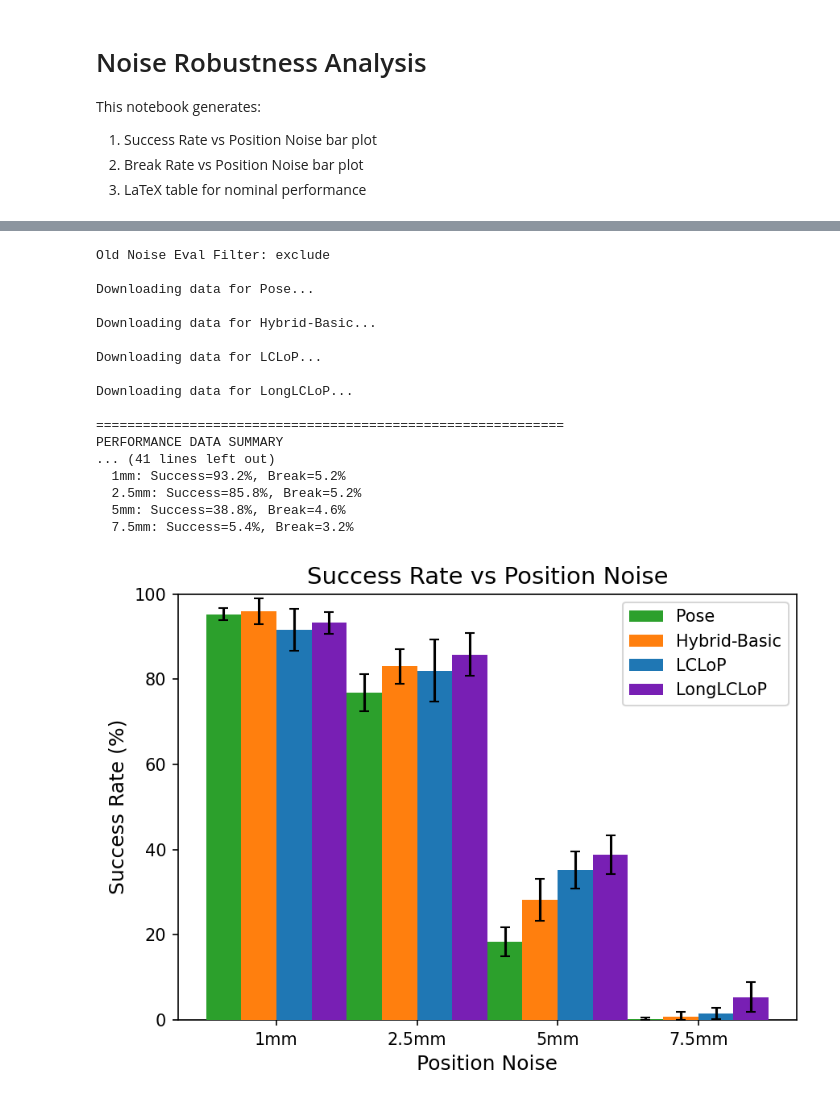
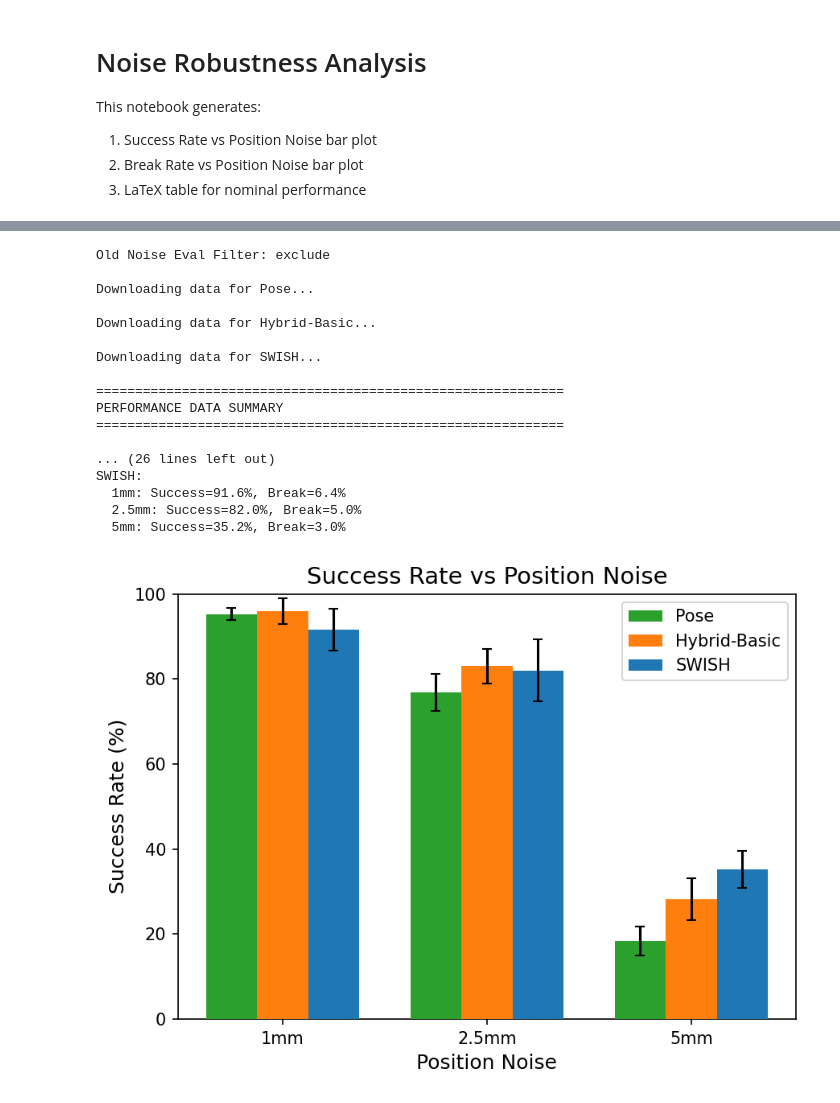
Before and after one commit to RoboNuke/Continuous_Force_RL, a Jupyter notebook: scripts/data_processing/noise_robustness_analysis.ipynb, the cells around one changed output, grey strips where cells are left out. Cells and saved outputs as stored; diff of their text form; code cells hidden in the pictures.

Commit message:
Updated data processing

```diff
--- a/scripts/data_processing/noise_robustness_analysis.ipynb
+++ b/scripts/data_processing/noise_robustness_analysis.ipynb
@@ -31,7 +31,7 @@ METHOD_TAGS = {
     #"New": "softplus_tests:0:2026-01-09_22:55", #maxsoftplus + zcon #worst
     #"New": "softplus_tests:1:2026-01-09_22:55", #softplus + zcon #not done
     #"CLoP": "CLoP_perf-comp:2026-01-09_22:56",
-    "LCLoP": "LCLoP_fix_perf-comp:2026-01-09_11:17",
+    "SWISH": "LCLoP_fix_perf-comp:2026-01-09_11:17",
     #"LongLCLoP": "Long_LCLoP_perf-comp:2026-01-10_10:58",
 }
 
@@ -49,7 +49,7 @@ NOISE_LEVELS = {
     "1mm": "0mm-1mm",
     "2.5mm": "1mm-2.5mm",
     "5mm": "2.5mm-5mm",
-    "7.5mm": "5mm-7.5mm",
+    #"7.5mm": "5mm-7.5mm",
 }
 
 # Metrics
@@ -253,17 +256,17 @@ Downloading data for Pose...
 
 Downloading data for Hybrid-Basic...
 
-Downloading data for LCLoP...
-
-Downloading data for LongLCLoP...
+Downloading data for SWISH...
 
 ============================================================
 PERFORMANCE DATA SUMMARY
-... (41 lines left out)
-  1mm: Success=93.2%, Break=5.2%
-  2.5mm: Success=85.8%, Break=5.2%
-  5mm: Success=38.8%, Break=4.6%
-  7.5mm: Success=5.4%, Break=3.2%
+============================================================
+
+... (26 lines left out)
+SWISH:
+  1mm: Success=91.6%, Break=6.4%
+  2.5mm: Success=82.0%, Break=5.0%
+  5mm: Success=35.2%, Break=3.0%
 # %%
 # ============================================================
 # BLOCK 4: SUCCESS RATE VS POSITION NOISE - BAR PLOT
@@ -281,7 +284,7 @@ BAR_WIDTH = 0.25
 COLORS = {
     "Pose": "#2ca02c",        # Green
     "Hybrid-Basic": "#ff7f0e", # Orange
-    "LCLoP": "#1f77b4",       # Blue
+    "SWISH": "#1f77b4",       # Blue
     "LongLCLoP": "#781fb4",       # Purple
 }
 
@@ -334,34 +337,34 @@ for i, method_name in enumerate(method_names):
             std = subset["success_rate"].std()
             n_seeds = len(subset)
             sem = std / np.sqrt(n_seeds)
             ci = 1.96 * sem
             # Clip error bars to [0, 100] range
             errors_lower.append(min(ci, mean - 0))
             errors_upper.append(min(ci, 100 - mean))
             means.append(mean)
         else:
             means.append(0)
             errors_lower.append(0)
             errors_upper.append(0)
 
     offset = (i - len(method_names)/2 + 0.5) * BAR_WIDTH
     ax.bar(x + offset, means, BAR_WIDTH, label=method_name, color=COLORS[method_name],
            yerr=[errors_lower, errors_upper], capsize=3, zorder=3)
 
 ax.set_xlabel(X_LABEL, fontsize=FONT_AXIS_LABEL)
 ax.set_ylabel(Y_LABEL, fontsize=FONT_AXIS_LABEL)
 ax.set_title(TITLE, fontsize=FONT_TITLE)
 ax.set_xticks(x)
 ax.set_xticklabels(noise_labels, fontsize=FONT_TICK)
 ax.set_ylim(Y_LIM)
 ax.set_yticks(Y_TICKS)
 ax.tick_params(axis='y', labelsize=FONT_TICK)
 ax.legend(fontsize=FONT_LEGEND)
 
 plt.tight_layout()
 plt.show()
 # %% [output]
-[figure, old version]
+[figure, new version]
 # %%
 # ============================================================
 # BLOCK 5: BREAK RATE VS POSITION NOISE - BAR PLOT
```
Also changed, not shown: parts of 3 cells of this notebook, 2 other files.
